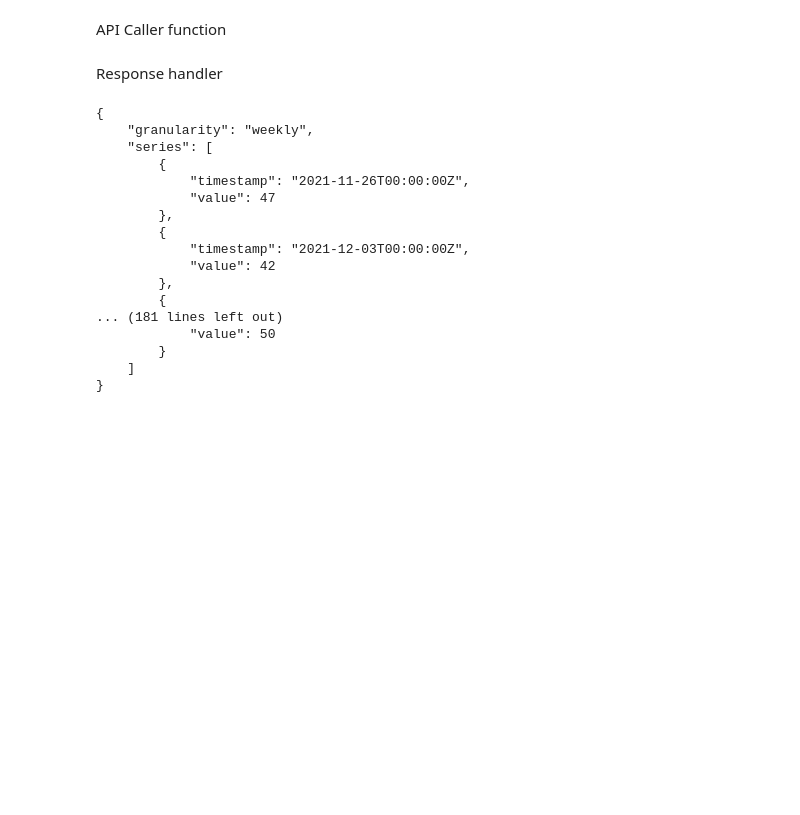
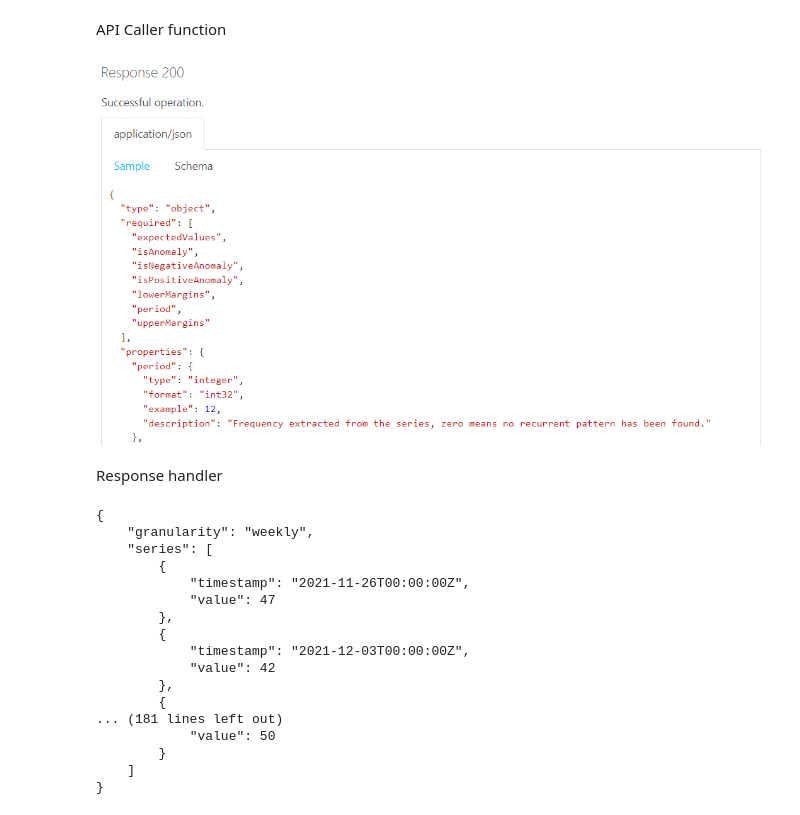
Before and after one commit to Dikshit28/Twitter_stock_anomaly, a Jupyter notebook: anomaly_detector_api_to_analyze_stock_perf.ipynb, the cells around one changed output. Saved outputs shown, nothing was run; the diff lists cells and outputs as text; code cells hidden in the pictures; blank space fills up the shorter version.

```diff
--- a/anomaly_detector_api_to_analyze_stock_perf.ipynb
+++ b/anomaly_detector_api_to_analyze_stock_perf.ipynb
@@ -46,6 +46,12 @@ def detect(endpoint, subscription_key, request_data):
     else:
         print(response.status_code)
         raise Exception(response.text)
+# %%
+from IPython.display import Image
+
+Image("images/schema.png")
+# %% [output]
+[figure, added]
 # %% [markdown]
 Response handler
 # %%
```
Also changed, not shown: 1 other file.
